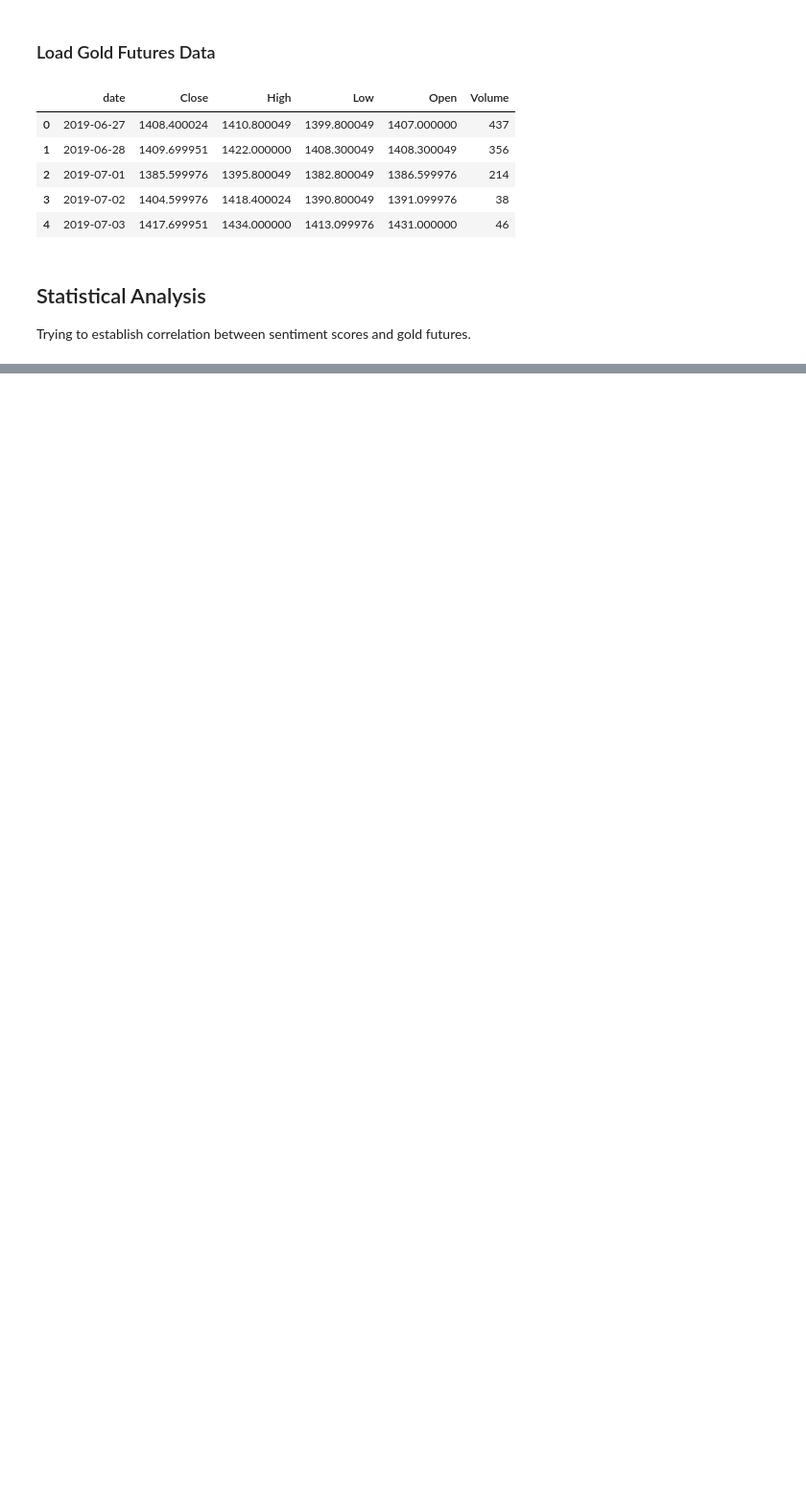
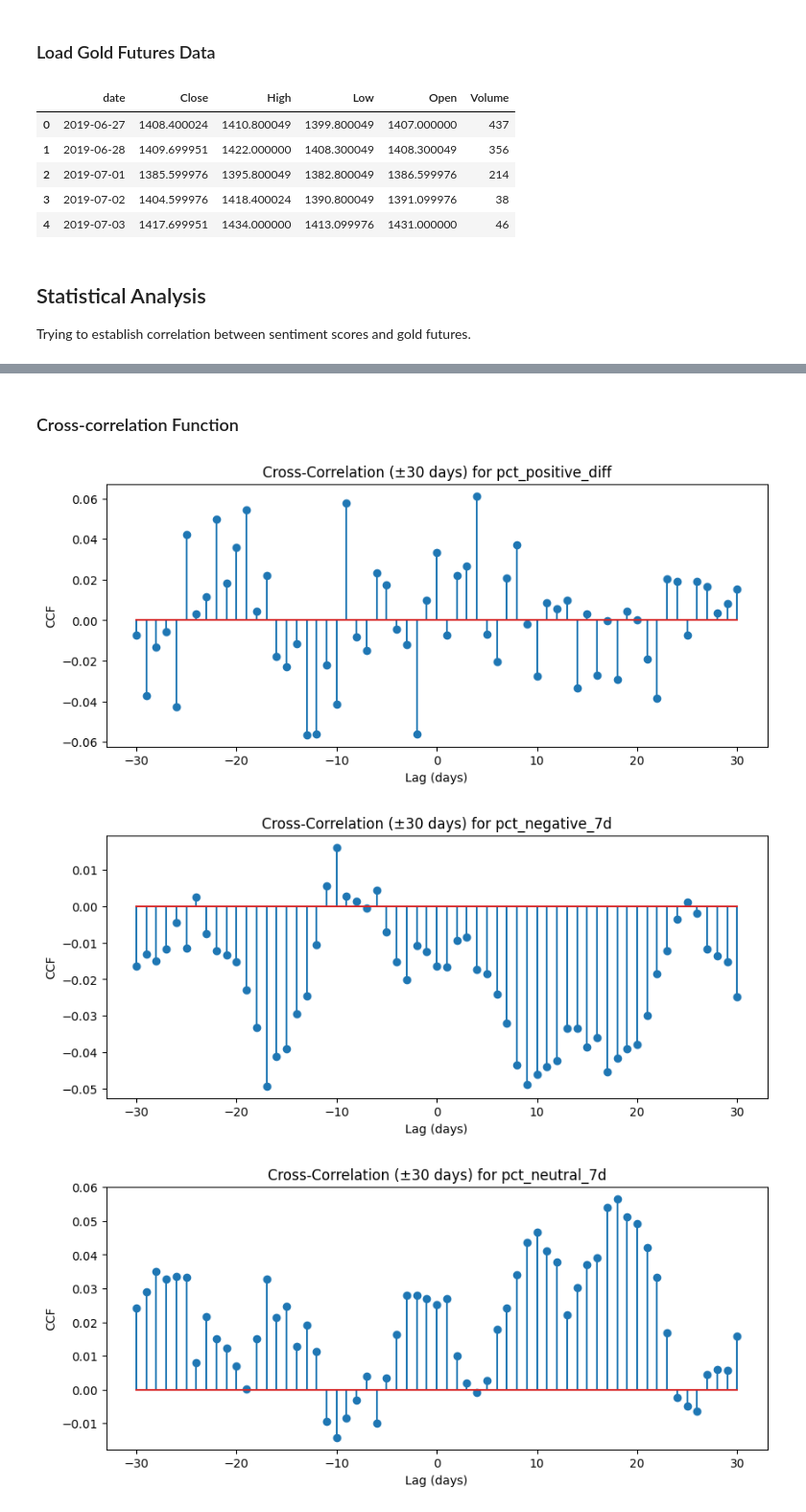
Before and after one commit to anshxl/golden-spikes, a Jupyter notebook: notebooks/post-analysis.ipynb, the cells around one changed output, grey strips where cells are left out. Shown at 96% size. Saved outputs shown, nothing was run; the diff lists cells and outputs as text; code cells hidden in the pictures; blank space fills up the shorter version.

```diff
--- a/notebooks/post-analysis.ipynb
+++ b/notebooks/post-analysis.ipynb
@@ -173,0 +246,12 @@ daily['date'] = pd.to_datetime(daily['date'])
+# %%
+# Pearson & Spearman between sentiment & returns
+def correlation_tests(df, col1, col2):
+    pearson_corr, pearson_pval = pearsonr(df[col1], df[col2])
+    spearman_corr, spearman_pval = spearmanr(df[col1], df[col2])
+    print(f"Correlation between {col1} and {col2}:")
+    print(f"  Pearson: {pearson_corr:.4f}, p-value: {pearson_pval:.4f}")
+    print(f"  Spearman: {spearman_corr:.4f}, p-value: {spearman_pval:.4f}\n")
+
+for col in ['pct_positive_diff', 'pct_negative_7d', 'pct_neutral_7d']:
+    correlation_tests(df, col, 'pct_return')
+    correlation_tests(df, col, 'log_return')
@@ -173,0 +278,31 @@ daily['date'] = pd.to_datetime(daily['date'])
+# %% [markdown]
+### Cross-correlation Function
+# %%
+def cross_correlation(df, col1, col2):
+    lags = np.arange(-30, 31)
+    xcorr = np.correlate(
+        df[col1] - df[col1].mean(),
+        df[col2] - df[col2].mean(),
+        mode='full'
+    )
+    xcorr = xcorr / (len(df) * df[col1].std() * df[col2].std())
+    mid = len(xcorr) // 2
+    xcorr  = xcorr[mid - 30: mid + 31]  # Keep only lags -30 to +30
+    return lags, xcorr
+
+def plot_ccf(lags, xcorr, col):
+    plt.figure(figsize=(10,4))
+    plt.stem(lags, xcorr)
+    plt.title(f'Cross-Correlation (±30 days) for {col}')
+    plt.xlabel('Lag (days)')
+    plt.ylabel('CCF')
+    plt.show()
+
+# Cross-correlation between sentiment and returns
+for col in ['pct_positive_diff', 'pct_negative_7d', 'pct_neutral_7d']:
+    lags, xcorr = cross_correlation(df, col, 'pct_return')
+    plot_ccf(lags, xcorr, col)
+# %% [output]
+[figure, added]
+[figure, added]
+[figure, added]
```
Also changed, not shown: parts of 26 cells of this notebook, 2 other files.
